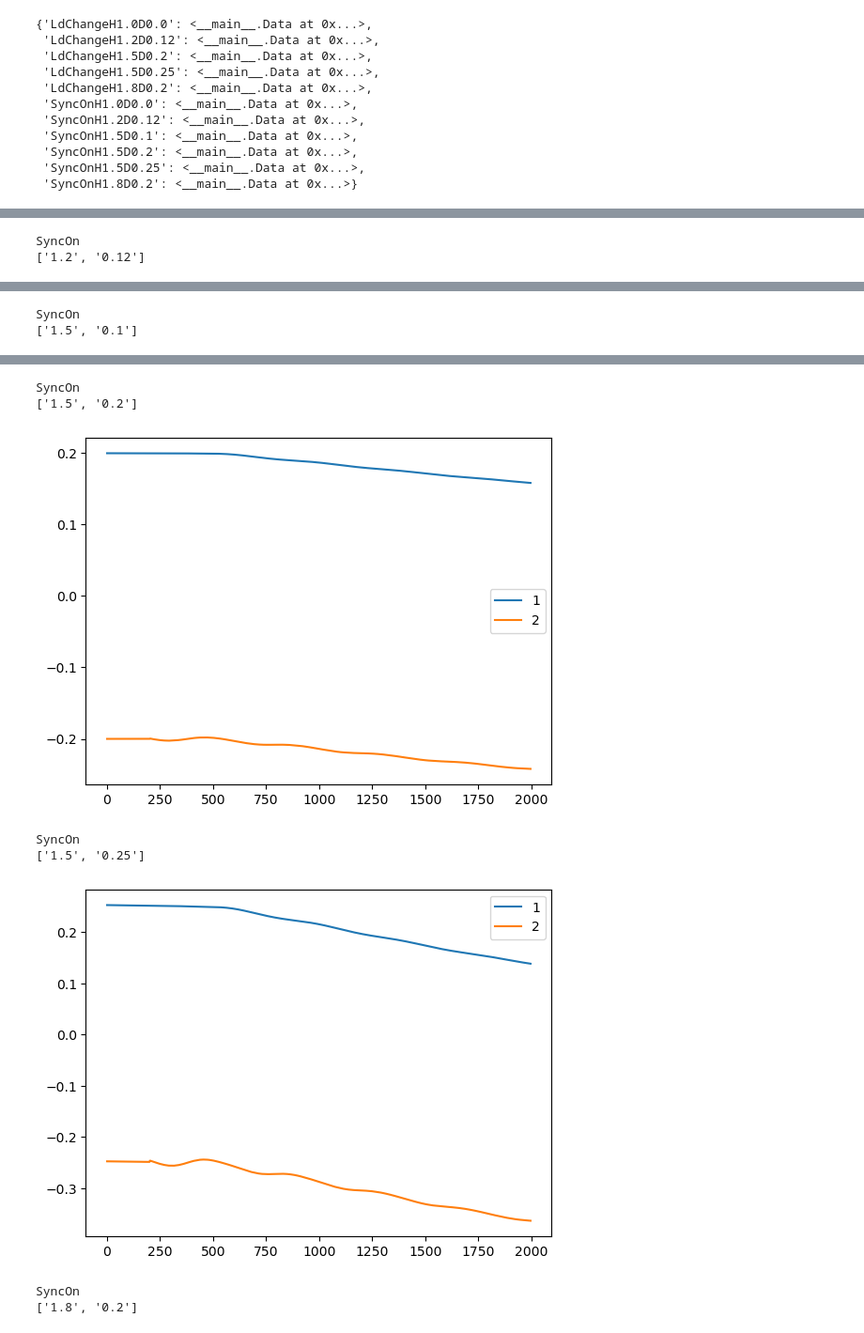
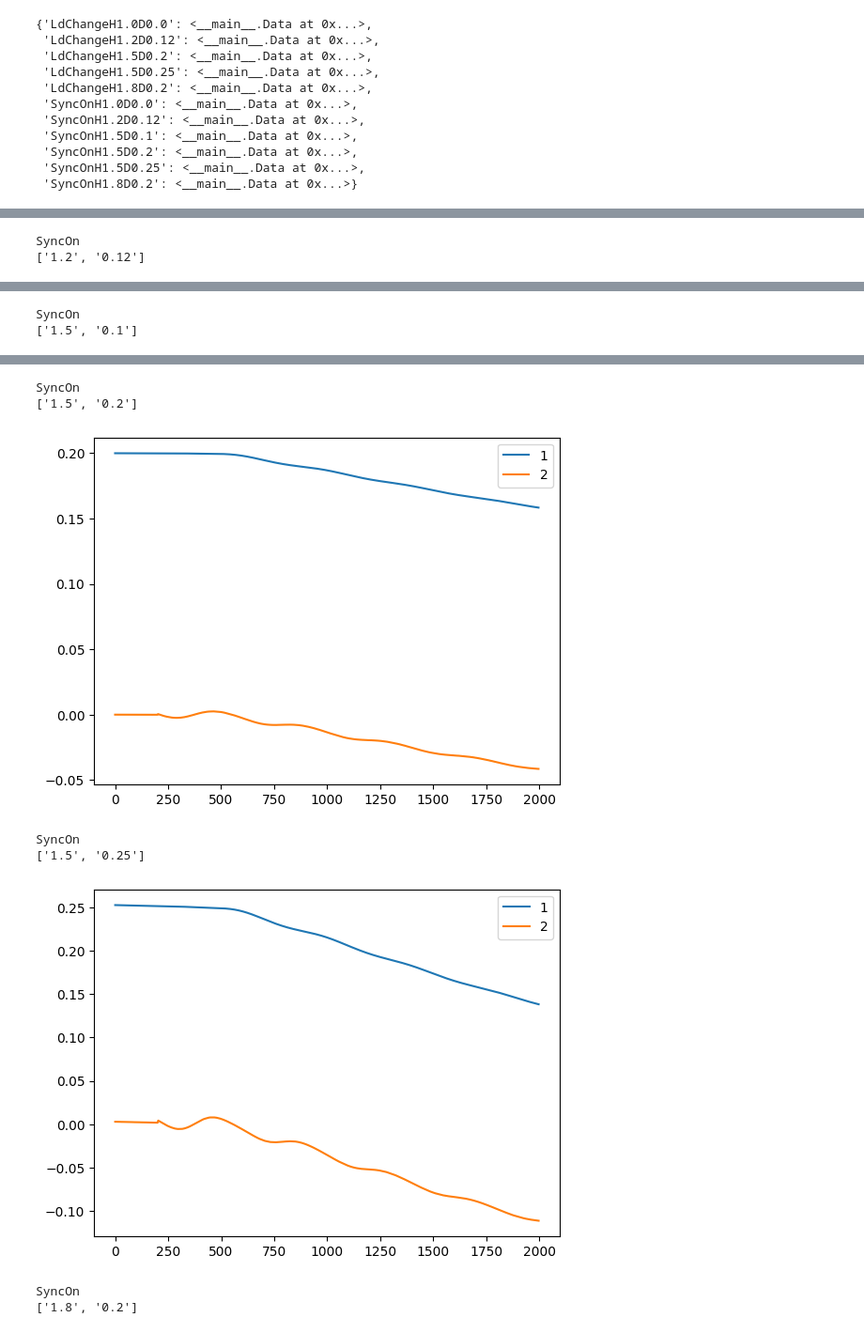
Before and after one commit to SchenLikun/PINNforMicrogrid, a Jupyter notebook: history_code/Sync_w.ipynb, the cells around one changed output, grey strips where cells are left out. Shown at 94% size. Cells and saved outputs as stored; diff of their text form; code cells hidden in the pictures.

```diff
--- a/history_code/Sync_w.ipynb
+++ b/history_code/Sync_w.ipynb
@@ -121,13 +121,13 @@ for v in list(data_dict.values())[5:]:
     time_step = pd_data.Time[1] - pd_data.Time[0]
     w_pu_t = (pd_data.w_pu.to_numpy()[2:] - pd_data.w_pu.to_numpy()[:-2]) / (2 * time_step)
     w_sync_t = (pd_data.w_sync.to_numpy()[2:] - pd_data.w_sync.to_numpy()[:-2]) / (2 * time_step)
-    result_w_pu = pd_data.Tm.to_numpy()[1:-1] - pd_data.Te.to_numpy()[1:-1] - 2*np.float64(v.variables[0])*w_pu_t - np.float64(v.variables[1])*(pd_data.w_pu.to_numpy()[1:-1])
-    result_w_sync = pd_data.Tm.to_numpy()[1:-1] - pd_data.Te.to_numpy()[1:-1] - 2*np.float64(v.variables[0])*w_sync_t - np.float64(v.variables[1])*(pd_data.w_sync.to_numpy()[1:-1])
+    result_w_pu = pd_data.Tm.to_numpy()[1:-1] - pd_data.Te.to_numpy()[1:-1] - 2*np.float64(v.variables[0])*w_pu_t - np.float64(v.variables[1])*(pd_data.w_pu.to_numpy()[1:-1]-1)
+    result_w_sync = pd_data.Tm.to_numpy()[1:-1] - pd_data.Te.to_numpy()[1:-1] - 2*np.float64(v.variables[0])*w_sync_t - np.float64(v.variables[1])*(pd_data.w_sync.to_numpy()[1:-1]-1)
 
 
     plt.figure()
     plt.plot(pd_data.Tm.to_numpy()[1:-1], label = '1')
-    plt.plot(pd_data.Te.to_numpy()[1:-1] - 2*np.float64(v.variables[0])*w_pu_t + np.float64(v.variables[1])*(pd_data.w_pu.to_numpy()[1:-1]), label = '2')
+    plt.plot(pd_data.Te.to_numpy()[1:-1] + 2*np.float64(v.variables[0])*w_pu_t + np.float64(v.variables[1])*(pd_data.w_pu.to_numpy()[1:-1]-1), label = '2')
     # plt.plot(result_w_sync, label = 'w_sync')
 #     plt.plot(result_w_pu+result_w_sync, label = 'add')
     plt.legend()
@@ -151,8 +151,8 @@ SyncOn
 SyncOn
 ['1.5', '0.2']
-[figure, old version]
+[figure, new version]
 SyncOn
 ['1.5', '0.25']
-[figure, old version]
+[figure, new version]
 SyncOn
 ['1.8', '0.2']
```
Also changed, not shown: parts of 7 cells of this notebook, 1 other file.
